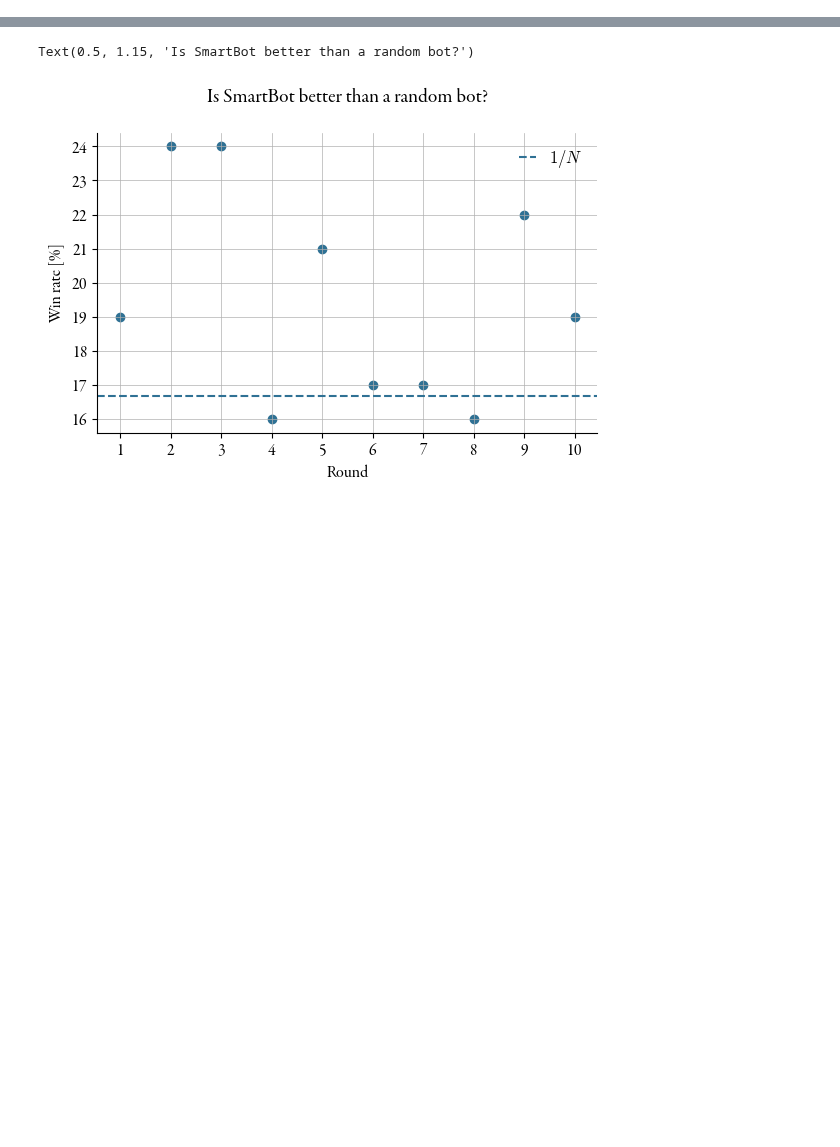
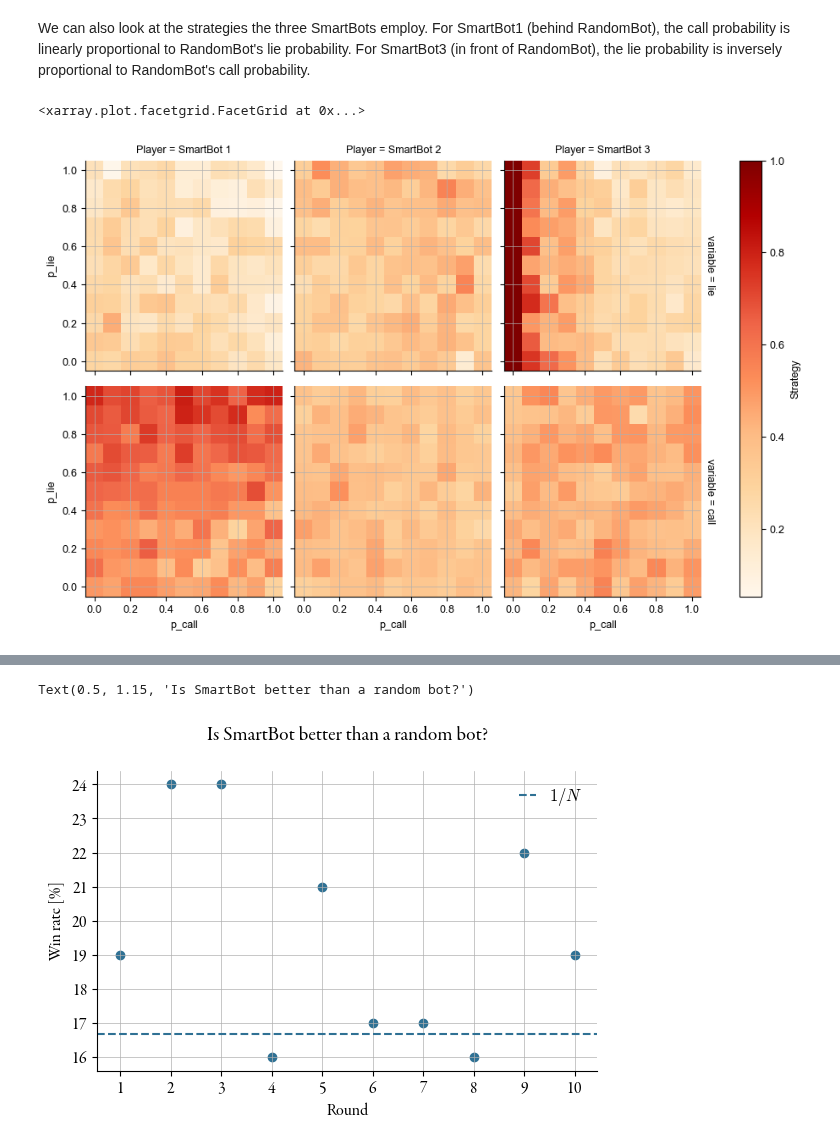
Before and after one commit to humanet-science/Cheat, a Jupyter notebook: experiments.ipynb, the cells around one changed output, grey strips where cells are left out. Cells and saved outputs as stored; diff of their text form; code cells hidden in the pictures; blank space fills up the shorter version.

```diff
--- a/experiments.ipynb
+++ b/experiments.ipynb
@@ -53,0 +82,7 @@ game = setup_game(num_players=6)
+# %% [markdown]
+We can also look at the strategies the three SmartBots employ. For SmartBot1 (behind RandomBot), the call probability is linearly proportional to RandomBot's lie probability. For SmartBot3 (in front of RandomBot), the lie probability is inversely proportional to RandomBot's call probability.
+# %%
+one_random_strategy.to_dataarray().rename('Strategy').plot.imshow(col='Player', row='variable', cmap='OrRd')
+# %% [output]
+<xarray.plot.facetgrid.FacetGrid at 0x...>
+[figure, added]
```
Also changed, not shown: parts of 44 cells of this notebook, 6 other files.
